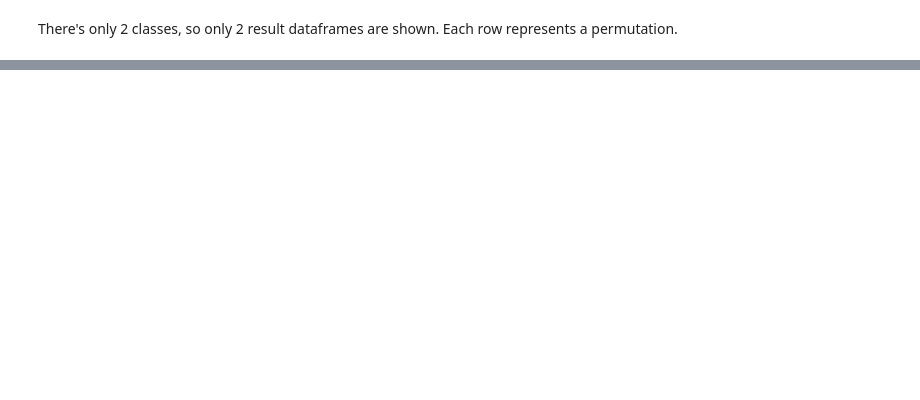
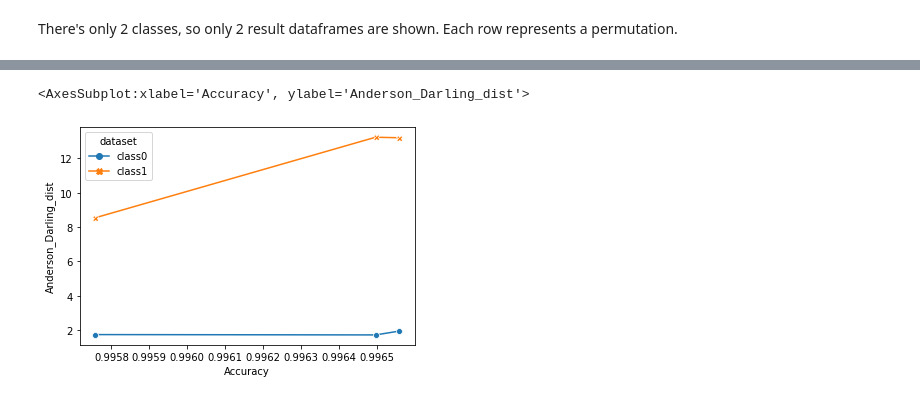
Before and after one commit to ISorokos/SafeML, a Jupyter notebook: Implementation_in_Python/CICIDS2017_Security_Data/Security_CICIDS2017_v1.ipynb, the cells around one changed output, grey strips where cells are left out. Drawn from its saved outputs; the diff is of its cells as text; code cells hidden in the pictures; blank space fills up the shorter version.

```diff
--- a/Implementation_in_Python/CICIDS2017_Security_Data/Security_CICIDS2017_v1.ipynb
+++ b/Implementation_in_Python/CICIDS2017_Security_Data/Security_CICIDS2017_v1.ipynb
@@ -1056,0 +1105,8 @@ There's only 2 classes, so only 2 result dataframes are shown. Each row represen
+# %%
+#sns.lineplot(data=concatenated, x='Accuracy', y='CVM_dist', hue='dataset')
+#sns.lineplot(data=concatenated, x='Accuracy', y='DTS_dist', hue="dataset", style="dataset", markers=True, dashes=False)
+sns.lineplot(data=concatenated, x='Accuracy', y='Anderson_Darling_dist', hue="dataset", style="dataset",
+    markers=True, dashes=False)
+# %% [output]
+<AxesSubplot:xlabel='Accuracy', ylabel='Anderson_Darling_dist'>
+[figure, added]
```
Also changed, not shown: parts of 12 cells of this notebook.
